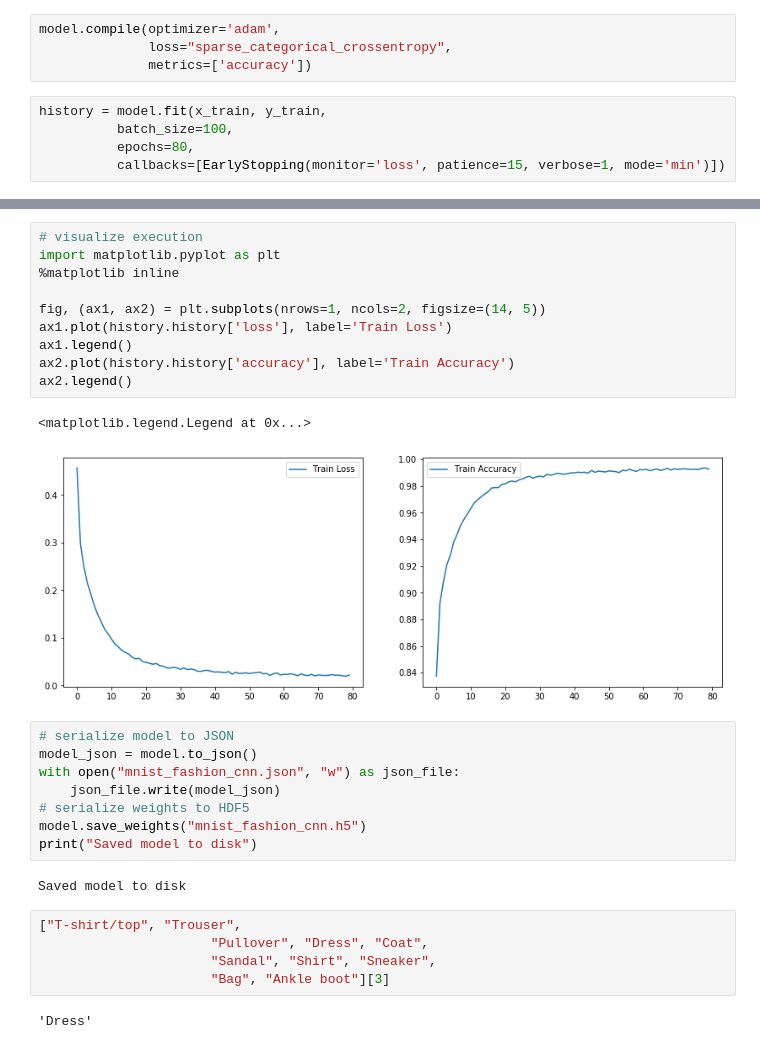
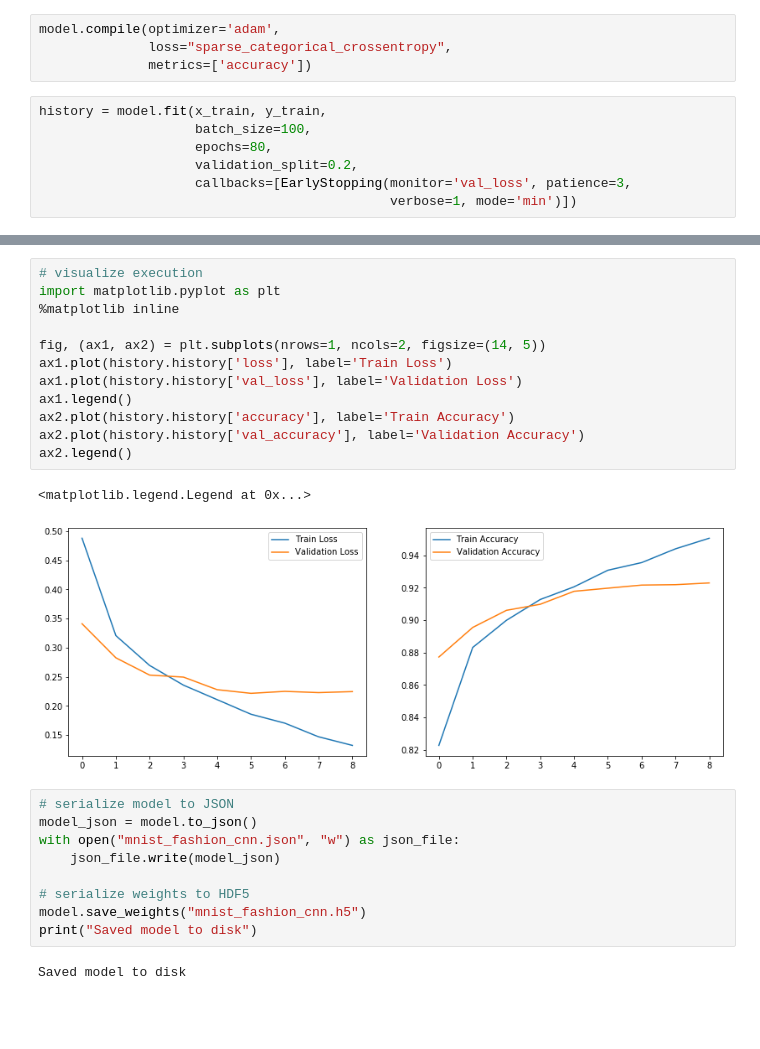
Before and after one commit to gergo/mnistFashion, a Jupyter notebook: python/mnist_fashion_train.ipynb, the cells around one changed output, grey strips where cells are left out. Cells and saved outputs as stored; diff of their text form; blank space fills up the shorter version.

Commit message:
update model - add validation dataset and fix early stopping

```diff
--- a/python/mnist_fashion_train.ipynb
+++ b/python/mnist_fashion_train.ipynb
@@ -119,8 +119,10 @@ model.compile(optimizer='adam',
               metrics=['accuracy'])
 # %%
 history = model.fit(x_train, y_train,
-          batch_size=100,
-          epochs=80,
-          callbacks=[EarlyStopping(monitor='loss', patience=15, verbose=1, mode='min')])
+                    batch_size=100,
+                    epochs=80,
+                    validation_split=0.2,
+                    callbacks=[EarlyStopping(monitor='val_loss', patience=3,
+                                             verbose=1, mode='min')])
 # %% [output]
 Epoch 1/80
@@ -149,30 +153,26 @@ The model final accuracy on test set is 92.74%
 # %%
 # visualize execution
 import matplotlib.pyplot as plt
 %matplotlib inline
 
 fig, (ax1, ax2) = plt.subplots(nrows=1, ncols=2, figsize=(14, 5))
 ax1.plot(history.history['loss'], label='Train Loss')
+ax1.plot(history.history['val_loss'], label='Validation Loss')
 ax1.legend()
 ax2.plot(history.history['accuracy'], label='Train Accuracy')
+ax2.plot(history.history['val_accuracy'], label='Validation Accuracy')
 ax2.legend()
 # %% [output]
 <matplotlib.legend.Legend at 0x...>
-[figure, old version]
+[figure, new version]
 # %%
 # serialize model to JSON
 model_json = model.to_json()
 with open("mnist_fashion_cnn.json", "w") as json_file:
     json_file.write(model_json)
+
 # serialize weights to HDF5
 model.save_weights("mnist_fashion_cnn.h5")
 print("Saved model to disk")
 # %% [output]
 Saved model to disk
-# %%
-["T-shirt/top", "Trouser",
-                      "Pullover", "Dress", "Coat",
-                      "Sandal", "Shirt", "Sneaker",
-                      "Bag", "Ankle boot"][3]
-# %% [output]
-'Dress'
```
Also changed, not shown: parts of 2 cells of this notebook.
